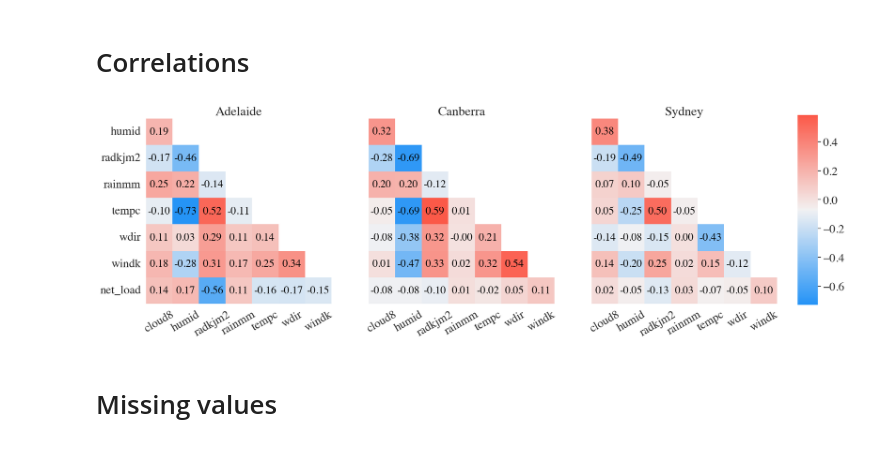
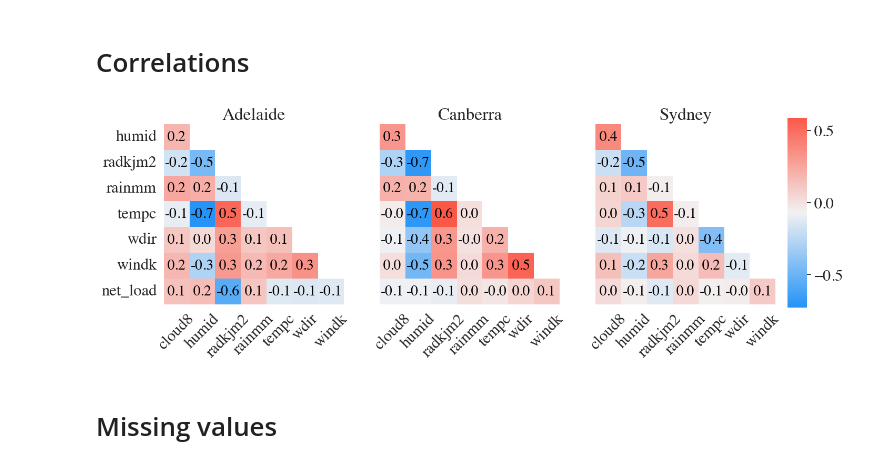
Before and after one commit to chaserobertson/tesla-stlf, a Jupyter notebook: notebooks/eda_univariate.ipynb, the cells around one changed output. Cells and saved outputs as stored; diff of their text form; code cells hidden in the pictures.

Commit message:
correlation plot text size

```diff
--- a/notebooks/eda_univariate.ipynb
+++ b/notebooks/eda_univariate.ipynb
@@ -10,7 +10,7 @@ y_axis_var = 'net_load'
 
 dfs = []
 for region in regions:
-    df = pd.read_csv(f'../data/{region}/merged.csv')
+    df = pd.read_csv(f'../data/{region}/merged2.csv')
     df.datetime = df.datetime.astype('datetime64')
     df['region'] = region
     dt = df['datetime'].dt
@@ -100,31 +100,31 @@ df[['humid_cbr', 'rainmm_cbr']].corr()
 # %% [markdown]
 # Correlations
 # %%
-fig, axes = plt.subplots(1, 3, sharex=True, sharey=True, figsize=(21, 7))
-cbar_ax = fig.add_axes([0.925, 0.15, 0.025, 0.7])
+fig, axes = plt.subplots(1, 3, sharex=True, sharey=True, figsize=(15, 6))
+cbar_ax = fig.add_axes([0.915, 0.2, 0.025, 0.6])
 
 ade_corr = df[hist_vals+['net_load']].corr()
 cbr_corr = df[hist_vals_cbr+['net_load']].rename({old: new for old, new in zip(hist_vals_cbr, hist_vals)}, axis=1).corr()
 syd_corr = df[hist_vals_syd+['net_load']].rename({old: new for old, new in zip(hist_vals_syd, hist_vals)}, axis=1).corr()
 
 mask = np.triu(np.ones_like(ade_corr, dtype=bool))
 cmap = sns.diverging_palette(250, 15, s=95, l=60, center="light", as_cmap=True)
-fmt = '.2f'
+fmt = '.1f'
 annot_kws = {'size': 'small', 'color': 'black'}
 vmin = min(d.mask(mask).stack().min() for d in [ade_corr, cbr_corr, syd_corr])
 vmax = max(d.mask(mask).stack().max() for d in [ade_corr, cbr_corr, syd_corr])
 
 sns.heatmap(ade_corr.iloc[1:, :-1], mask=mask[1:, :-1], annot=True, annot_kws=annot_kws, fmt=fmt, cmap=cmap, vmin=vmin, vmax=vmax, ax=axes[0], cbar=False)
 sns.heatmap(cbr_corr.iloc[1:, :-1], mask=mask[1:, :-1], annot=True, annot_kws=annot_kws, fmt=fmt, cmap=cmap, vmin=vmin, vmax=vmax, ax=axes[1], cbar=False)
 sns.heatmap(syd_corr.iloc[1:, :-1], mask=mask[1:, :-1], annot=True, annot_kws=annot_kws, fmt=fmt, cmap=cmap, vmin=vmin, vmax=vmax, ax=axes[2], cbar_ax=cbar_ax)
 
 for ax, city in zip(axes, ['Adelaide', 'Canberra', 'Sydney']):
     ax.set_title(city)
-    ax.set_xticklabels(ax.get_xticklabels(), rotation=30)
+    ax.set_xticklabels(ax.get_xticklabels(), rotation=45)
     ax.set_aspect('equal')
 fig.savefig('../plots/correlations')
 # %% [output]
-[figure, old version]
+[figure, new version]
 # %% [markdown]
 # Missing values
 # %%
```
Also changed, not shown: parts of 2 cells of this notebook, 1 other file.
